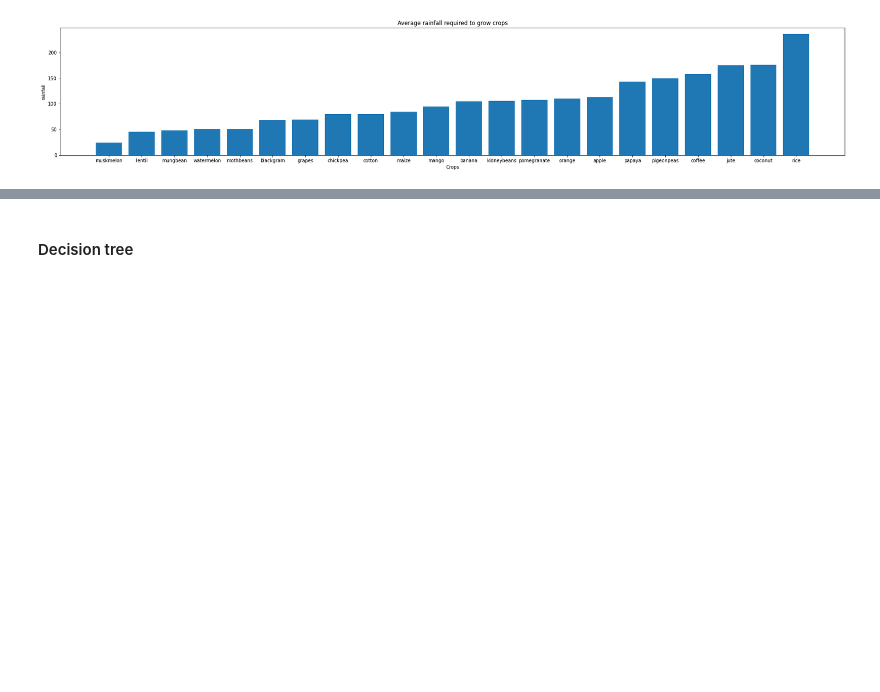
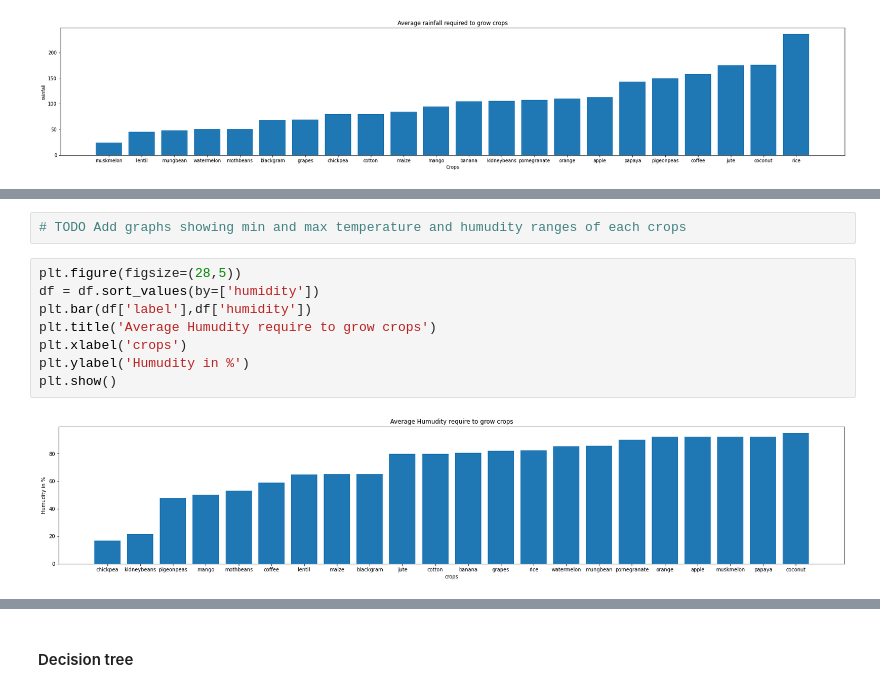
Before and after one commit to satishjasthi/MachineLearningProjects, a Jupyter notebook: Model1.ipynb, the cells around one changed output, grey strips where cells are left out. Saved outputs shown, nothing was run; the diff lists cells and outputs as text; blank space fills up the shorter version.

```diff
--- a/Model1.ipynb
+++ b/Model1.ipynb
@@ -140,0 +189,12 @@ Text(0.5, 1.0, 'Average humidity required to grow crops')
+# %%
+# TODO Add graphs showing min and max temperature and humudity ranges of each crops
+# %%
+plt.figure(figsize=(28,5))
+df = df.sort_values(by=['humidity'])
+plt.bar(df['label'],df['humidity'])
+plt.title('Average Humudity require to grow crops')
+plt.xlabel('crops')
+plt.ylabel('Humudity in %')
+plt.show()
+# %% [output]
+[figure, added]
```
Also changed, not shown: parts of 59 cells of this notebook.
